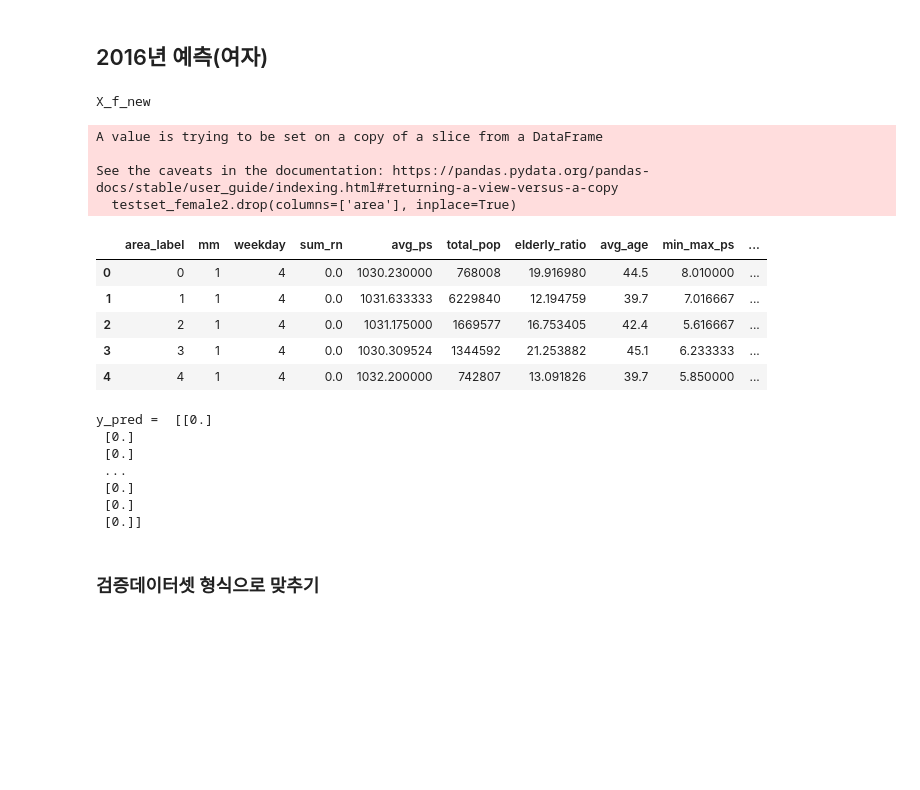
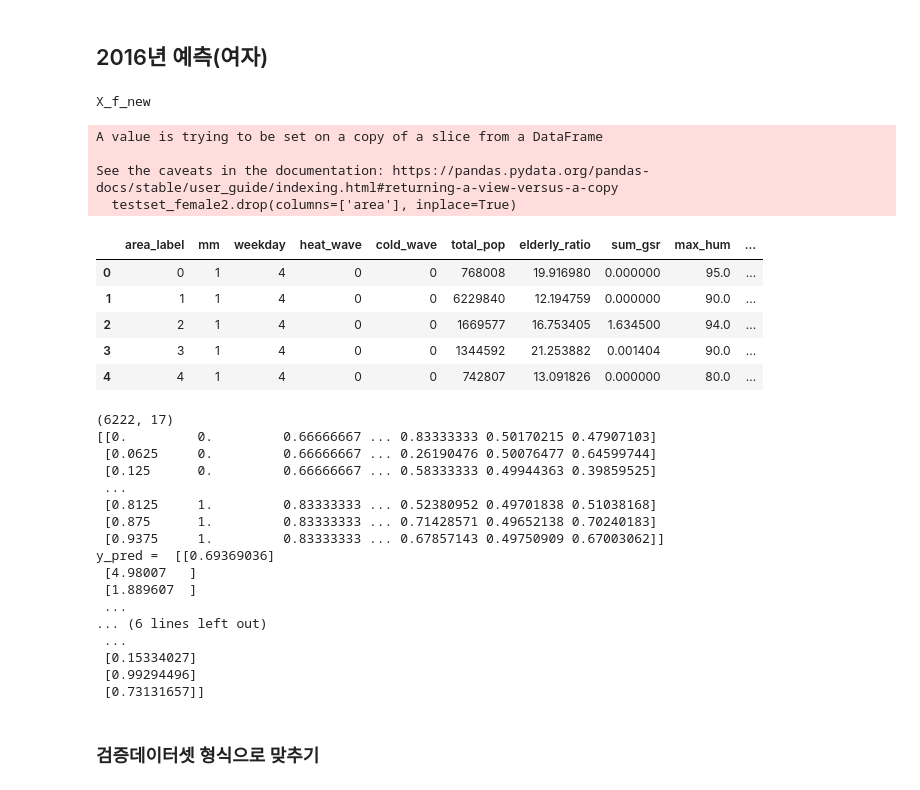
Before and after one commit to leech2193/weather_hospital_sowhat, a Jupyter notebook: 20220803_dnn_model_eseul.ipynb, the cells around one changed output. Cells and saved outputs as stored; diff of their text form; code cells hidden in the pictures; blank space fills up the shorter version.

```diff
--- a/20220803_dnn_model_eseul.ipynb
+++ b/20220803_dnn_model_eseul.ipynb
@@ -372,12 +372,12 @@ hospital_female2 = hospital_female[['area','mm','weekday','heat_wave','cold_wave
                                      'pm10_7b','diff_hum','diff_temp','avg_ps',
                                      'avg_age','min_max_ps', 'sum_rn','frequency']]
 # %%
-# f_cols = ['area','mm','weekday','heat_wave','cold_wave','total_pop','elderly_ratio','sex',
-#         'sum_gsr','max_hum',
-#         'pm10_7b','diff_hum','diff_temp','avg_ps',
-#         'o3','avg_age','min_max_ps', 'avg_hum','frequency']
+f_cols = ['area','mm','weekday','heat_wave','cold_wave','total_pop','elderly_ratio',
+        'sum_gsr','max_hum',
+        'pm10_7b','diff_hum','diff_temp','avg_ps',
+        'o3','avg_age','min_max_ps', 'avg_hum','frequency']
 
-# hospital_female2 = hospital_female[f_cols]
+hospital_female2 = hospital_female[f_cols]
 # %%
 mapping = {'강원':0, '경기':1, '경남':2, '경북':3, '광주':4, '대구':5,
            '대전':6, '부산':7, '서울':8, '울산':9, '인천':10,
@@ -473,0 +462,3 @@ Name: frequency, Length: 24837, dtype: float64
+# %%
+y_f_data_reshape = np.array(y_f_data['frequency']).reshape(-1,1)
+y_f_data_reshape.shape
@@ -474,8 +467,8 @@ Name: frequency, Length: 24837, dtype: float64
 # %%
 X_f_train, X_f_test, y_f_train, y_f_test = train_test_split(X_f_norm,
-                                                            y_f_data['frequency'],
+                                                            y_f_data_reshape,
                                                             test_size = .2,
                                                             shuffle=True,
-                                                            random_state = 123)
+                                                            random_state = 1)
 # %%
 from tensorflow.keras import layers
@@ -521,7 +519,7 @@ model_female.compile(
 hist_female = model_female.fit(
                         X_f_train, y_f_train,
                         batch_size=10,
-                        epochs=100,
+                        epochs=150,
                         validation_split=0.2,
                         callbacks=[tf.keras.callbacks.EarlyStopping(monitor='val_loss', patience=15)],
                         verbose=2)
@@ -633,45 +630,58 @@ f_cols_2 = ['area','mm','weekday','heat_wave','cold_wave','total_pop','elderly_r
 # %%
 # testset ('2016)
 testset_female = hospital_f[hospital_f['yyyy'].astype(str).str.contains('2016')].reset_index(drop=True)
-testset_female2 = testset_female[f_cols_1]
+testset_female2 = testset_female[f_cols]
 
 testset_female2.insert(1, 'area_label', testset_female2['area'].map(mapping))
 testset_female2.drop(columns=['area'], inplace=True)
 
 X_f_new = testset_female2.drop(['frequency'], axis=1)  # frequency NaN 이기 때문에 y_new 만들지 않음
 
 print('X_f_new')
 display(X_f_new.head())
 
 # X를 정규화
 X_f_new_norm = f_scaler.transform(X_f_new)
+print(X_f_new_norm.shape)
+print(X_f_new_norm)
 
 y_f_pred = model_female.predict(X_f_new_norm)
 
 # y_pred 음수일 경우 0으로 처리
 new_y_f_pred = np.where(y_f_pred < 0, 0,y_f_pred)
 new_y_f_pred
 
 print("y_pred = ", new_y_f_pred)
+print(y_f_pred)
 # %% [output]
 X_f_new
 A value is trying to be set on a copy of a slice from a DataFrame
 
 See the caveats in the documentation: https://pandas.pydata.org/pandas-docs/stable/user_guide/indexing.html#returning-a-view-versus-a-copy
   testset_female2.drop(columns=['area'], inplace=True)
-|  | area_label | mm | weekday | sum_rn | avg_ps | total_pop | elderly_ratio | avg_age | min_max_ps | ... |
-| 0 | 0 | 1 | 4 | 0.0 | 1030.230000 | 768008 | 19.916980 | 44.5 | 8.010000 | ... |
-| 1 | 1 | 1 | 4 | 0.0 | 1031.633333 | 6229840 | 12.194759 | 39.7 | 7.016667 | ... |
-| 2 | 2 | 1 | 4 | 0.0 | 1031.175000 | 1669577 | 16.753405 | 42.4 | 5.616667 | ... |
-| 3 | 3 | 1 | 4 | 0.0 | 1030.309524 | 1344592 | 21.253882 | 45.1 | 6.233333 | ... |
-| 4 | 4 | 1 | 4 | 0.0 | 1032.200000 | 742807 | 13.091826 | 39.7 | 5.850000 | ... |
+|  | area_label | mm | weekday | heat_wave | cold_wave | total_pop | elderly_ratio | sum_gsr | max_hum | ... |
+| 0 | 0 | 1 | 4 | 0 | 0 | 768008 | 19.916980 | 0.000000 | 95.0 | ... |
+| 1 | 1 | 1 | 4 | 0 | 0 | 6229840 | 12.194759 | 0.000000 | 90.0 | ... |
+| 2 | 2 | 1 | 4 | 0 | 0 | 1669577 | 16.753405 | 1.634500 | 94.0 | ... |
+| 3 | 3 | 1 | 4 | 0 | 0 | 1344592 | 21.253882 | 0.001404 | 90.0 | ... |
+| 4 | 4 | 1 | 4 | 0 | 0 | 742807 | 13.091826 | 0.000000 | 80.0 | ... |
-y_pred =  [[0.]
- [0.]
- [0.]
+(6222, 17)
+[[0.         0.         0.66666667 ... 0.83333333 0.50170215 0.47907103]
+ [0.0625     0.         0.66666667 ... 0.26190476 0.50076477 0.64599744]
+ [0.125      0.         0.66666667 ... 0.58333333 0.49944363 0.39859525]
  ...
- [0.]
- [0.]
- [0.]]
+ [0.8125     1.         0.83333333 ... 0.52380952 0.49701838 0.51038168]
+ [0.875      1.         0.83333333 ... 0.71428571 0.49652138 0.70240183]
+ [0.9375     1.         0.83333333 ... 0.67857143 0.49750909 0.67003062]]
+y_pred =  [[0.69369036]
+ [4.98007   ]
+ [1.889607  ]
+ ...
+... (6 lines left out)
+ ...
+ [0.15334027]
+ [0.99294496]
+ [0.73131657]]
 # %% [markdown]
 ### 검증데이터셋 형식으로 맞추기
 # %%
```
Also changed, not shown: parts of 24 cells of this notebook.
